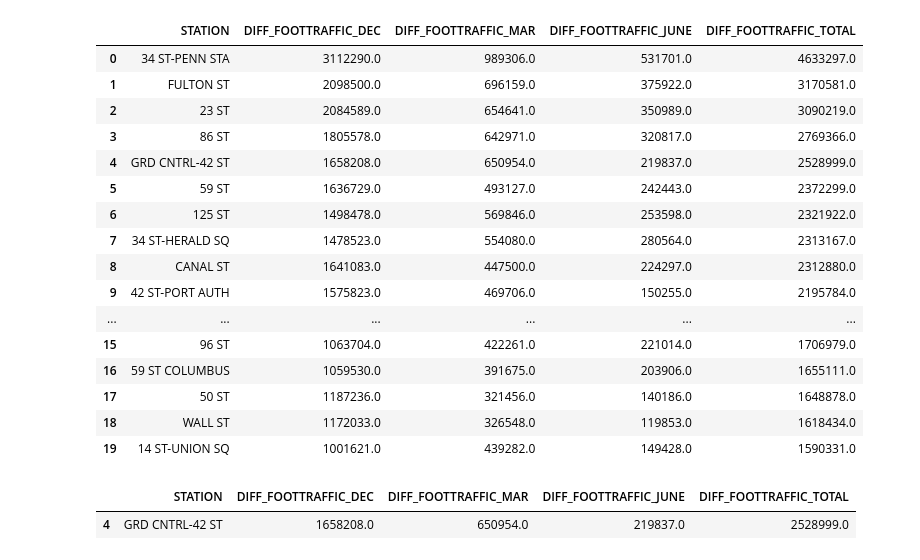
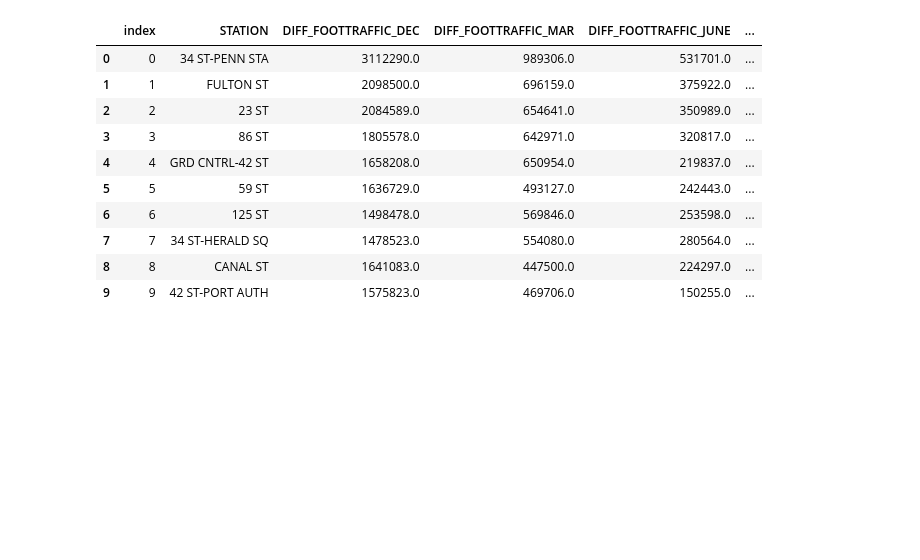
Before and after one commit to manyshapes/MTA-Ridership-Time-Analysis, a Jupyter notebook: FootTraffic Calculations.ipynb, the cells around one changed output. Saved outputs shown, nothing was run; the diff lists cells and outputs as text; code cells hidden in the pictures; blank space fills up the shorter version.

```diff
--- a/FootTraffic Calculations.ipynb
+++ b/FootTraffic Calculations.ipynb
@@ -15,18 +15,32 @@ df_mar20 = pd.read_csv('v1march_turnstiles.csv', index_col = 0)
 df_mar20 = df_mar20.rename(columns={'EXITS                                                               ':'EXITS'})
 df_june20 = pd.read_csv('v1june_turnstiles.csv', index_col = 0)
 df_june20 = df_june20.rename(columns={'EXITS                                                               ':'EXITS'})
+# %%
+new_time = df_dec19.TIME.map(lambda x: str(x)[:-6])
+df_dec19['ABBREV_TIME'] = pd.to_numeric(new_time)
+
+new_time = df_mar20.TIME.map(lambda x: str(x)[:-6])
+df_mar20['ABBREV_TIME'] = pd.to_numeric(new_time)
+
+new_time = df_june20.TIME.map(lambda x: str(x)[:-6])
+df_june20['ABBREV_TIME'] = pd.to_numeric(new_time)
 # %%
 #df_dec19_dailyfoottraffic.groupby(['STATION']).DIFF_FOOTTRAFFIC.agg(['mean','sum']).sort_values('sum', ascending = False).head(10)
 # %%
 def hr4FootTraffic(dataframe):
     """
-    ADD SOME COMMENTS LATER BRIAN SO YOU REMEMBER ALL THE DETAILS
+    This function calculated foot traffic for every 4 hour interval.
+    It groups the data by TURNSTILE ("C/A", "UNIT", "SCP","STATION"), DATE, TIME, and TIMESTAMP,
+    then aggregates it to show the sum (renamed as TOTAL_FOOTTRAFFIC).
+
+    The last line for "station_counts_df" is used to calculate the max foot traffic by
+    taking the sum of DEC19, MAR20, and JUNE20.
     """
     dataframe['TIMESTAMP'] = pd.to_datetime(dataframe['DATE'] + ' ' + dataframe['TIME'])
     dataframe['FOOTTRAFFIC'] = dataframe['ENTRIES'] + dataframe['EXITS']
 
     # This aggregates FOOTTRAFFIC by STATION & TIME, it also resets the indez
-    hour4_counts_df = dataframe.groupby(["C/A", "UNIT", "SCP","STATION","DATE","TIME","TIMESTAMP"]).FOOTTRAFFIC.agg(['sum', 'count']).reset_index()
+    hour4_counts_df = dataframe.groupby(["C/A", "UNIT", "SCP","STATION","DATE","TIME","TIMESTAMP",'ABBREV_TIME']).FOOTTRAFFIC.agg(['sum', 'count']).reset_index()
 
     # This creates a new column of DIFF_FOOTRAFFIC by taking the difference in 'sum'
     hour4_counts_df['DIFF_FOOTTRAFFIC'] = hour4_counts_df['sum'].diff()
@@ -58,35 +102,28 @@ df_june20_4hrfoottraffic, df_june20_maxfoottraffic = hr4FootTraffic(df_june20)
 # %%
+# Checking the top 20 most trafficked stations; the majority in top 10 match
+
 total_foottraffic = df_dec19_maxfoottraffic.set_index('STATION').\
     join(df_mar20_maxfoottraffic.set_index('STATION'), lsuffix = '_DEC').\
     join(df_june20_maxfoottraffic.set_index('STATION'), lsuffix = '_MAR', rsuffix = '_JUNE')
 
 total_foottraffic['DIFF_FOOTTRAFFIC_TOTAL'] = total_foottraffic['DIFF_FOOTTRAFFIC_DEC'] +\
     total_foottraffic['DIFF_FOOTTRAFFIC_JUNE'] + total_foottraffic['DIFF_FOOTTRAFFIC_MAR']
 
 total_foottraffic = total_foottraffic.sort_values('DIFF_FOOTTRAFFIC_TOTAL', ascending=False).reset_index()
 
-total_foottraffic.head(20)
+total_foottraffic_top10 = total_foottraffic.sort_values('DIFF_FOOTTRAFFIC_TOTAL', ascending=False).reset_index().head(10)
+
+total_foottraffic_top10
 # %% [output]
-|  | STATION | DIFF_FOOTTRAFFIC_DEC | DIFF_FOOTTRAFFIC_MAR | DIFF_FOOTTRAFFIC_JUNE | DIFF_FOOTTRAFFIC_TOTAL |
-| 0 | 34 ST-PENN STA | 3112290.0 | 989306.0 | 531701.0 | 4633297.0 |
-| 1 | FULTON ST | 2098500.0 | 696159.0 | 375922.0 | 3170581.0 |
-| 2 | 23 ST | 2084589.0 | 654641.0 | 350989.0 | 3090219.0 |
-| 3 | 86 ST | 1805578.0 | 642971.0 | 320817.0 | 2769366.0 |
-| 4 | GRD CNTRL-42 ST | 1658208.0 | 650954.0 | 219837.0 | 2528999.0 |
-| 5 | 59 ST | 1636729.0 | 493127.0 | 242443.0 | 2372299.0 |
-| 6 | 125 ST | 1498478.0 | 569846.0 | 253598.0 | 2321922.0 |
-| 7 | 34 ST-HERALD SQ | 1478523.0 | 554080.0 | 280564.0 | 2313167.0 |
-| 8 | CANAL ST | 1641083.0 | 447500.0 | 224297.0 | 2312880.0 |
-| 9 | 42 ST-PORT AUTH | 1575823.0 | 469706.0 | 150255.0 | 2195784.0 |
-| ... | ... | ... | ... | ... | ... |
-| 15 | 96 ST | 1063704.0 | 422261.0 | 221014.0 | 1706979.0 |
-| 16 | 59 ST COLUMBUS | 1059530.0 | 391675.0 | 203906.0 | 1655111.0 |
-| 17 | 50 ST | 1187236.0 | 321456.0 | 140186.0 | 1648878.0 |
-| 18 | WALL ST | 1172033.0 | 326548.0 | 119853.0 | 1618434.0 |
-| 19 | 14 ST-UNION SQ | 1001621.0 | 439282.0 | 149428.0 | 1590331.0 |
+|  | index | STATION | DIFF_FOOTTRAFFIC_DEC | DIFF_FOOTTRAFFIC_MAR | DIFF_FOOTTRAFFIC_JUNE | ... |
+| 0 | 0 | 34 ST-PENN STA | 3112290.0 | 989306.0 | 531701.0 | ... |
+| 1 | 1 | FULTON ST | 2098500.0 | 696159.0 | 375922.0 | ... |
+| 2 | 2 | 23 ST | 2084589.0 | 654641.0 | 350989.0 | ... |
+| 3 | 3 | 86 ST | 1805578.0 | 642971.0 | 320817.0 | ... |
+| 4 | 4 | GRD CNTRL-42 ST | 1658208.0 | 650954.0 | 219837.0 | ... |
+| 5 | 5 | 59 ST | 1636729.0 | 493127.0 | 242443.0 | ... |
+| 6 | 6 | 125 ST | 1498478.0 | 569846.0 | 253598.0 | ... |
+| 7 | 7 | 34 ST-HERALD SQ | 1478523.0 | 554080.0 | 280564.0 | ... |
+| 8 | 8 | CANAL ST | 1641083.0 | 447500.0 | 224297.0 | ... |
+| 9 | 9 | 42 ST-PORT AUTH | 1575823.0 | 469706.0 | 150255.0 | ... |
-# %%
-total_foottraffic[total_foottraffic['STATION']=='GRD CNTRL-42 ST']
-# %% [output]
-|  | STATION | DIFF_FOOTTRAFFIC_DEC | DIFF_FOOTTRAFFIC_MAR | DIFF_FOOTTRAFFIC_JUNE | DIFF_FOOTTRAFFIC_TOTAL |
-| 4 | GRD CNTRL-42 ST | 1658208.0 | 650954.0 | 219837.0 | 2528999.0 |
 # %%
```
Also changed, not shown: parts of 5 cells of this notebook.
